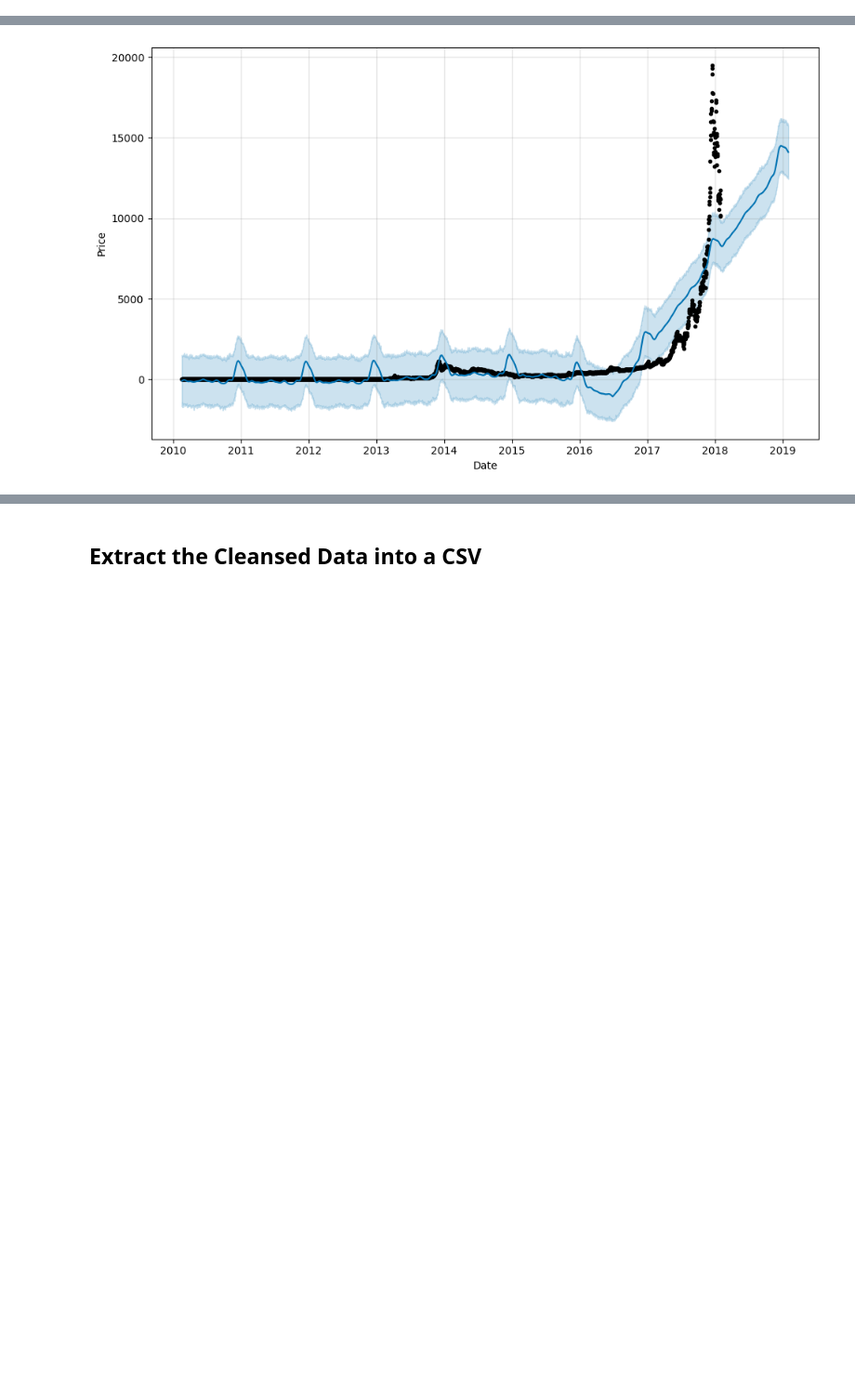
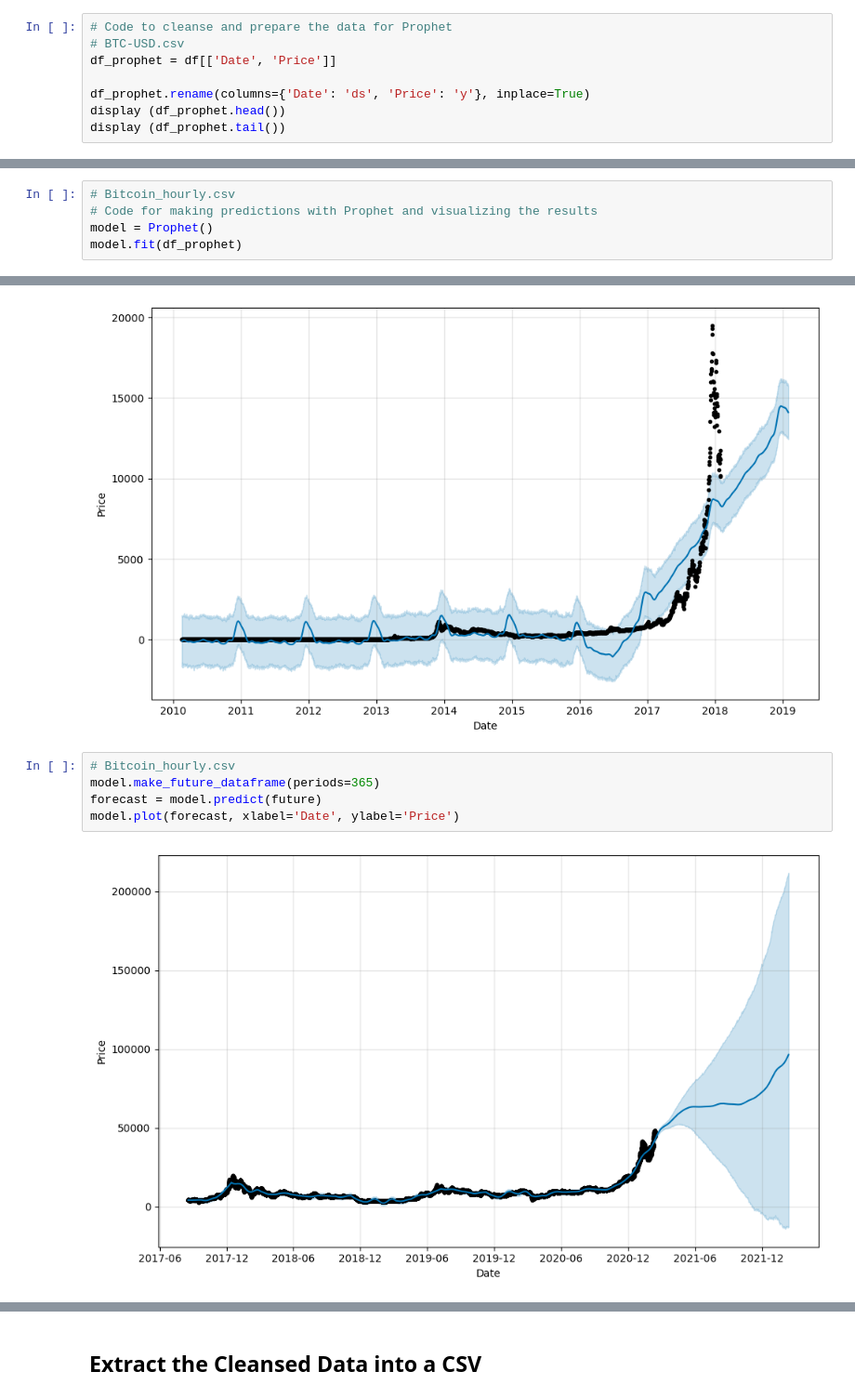
Before and after one commit to juanlavieri/housing_currency, a Jupyter notebook: Bitcoin_Prices_Analysis.ipynb, the cells around one changed output, grey strips where cells are left out. Shown at 93% size. Saved outputs shown, nothing was run; the diff lists cells and outputs as text; blank space fills up the shorter version.

```diff
--- a/Bitcoin_Prices_Analysis.ipynb
+++ b/Bitcoin_Prices_Analysis.ipynb
@@ -94,0 +183,8 @@ AttributeError: 'NoneType' object has no attribute 'head'
+# %%
+# Code to cleanse and prepare the data for Prophet
+# BTC-USD.csv
+df_prophet = df[['Date', 'Price']]
+
+df_prophet.rename(columns={'Date': 'ds', 'Price': 'y'}, inplace=True)
+display (df_prophet.head())
+display (df_prophet.tail())
@@ -104,3 +216,8 @@ model.fit(bitcoin_prices_df_prophet)
 13:21:48 - cmdstanpy - INFO - Chain [1] start processing
 13:21:49 - cmdstanpy - INFO - Chain [1] done processing
 <prophet.forecaster.Prophet at 0x...>
+# %%
+# Bitcoin_hourly.csv
+# Code for making predictions with Prophet and visualizing the results
+model = Prophet()
+model.fit(df_prophet)
@@ -113,3 +235,10 @@ model.plot(forecast, xlabel='Date', ylabel='Price')
 # %% [output]
 [figure]
 [figure]
+# %%
+# Bitcoin_hourly.csv
+model.make_future_dataframe(periods=365)
+forecast = model.predict(future)
+model.plot(forecast, xlabel='Date', ylabel='Price')
+# %% [output]
+[figure, added]
```
Also changed, not shown: parts of 37 cells of this notebook.
